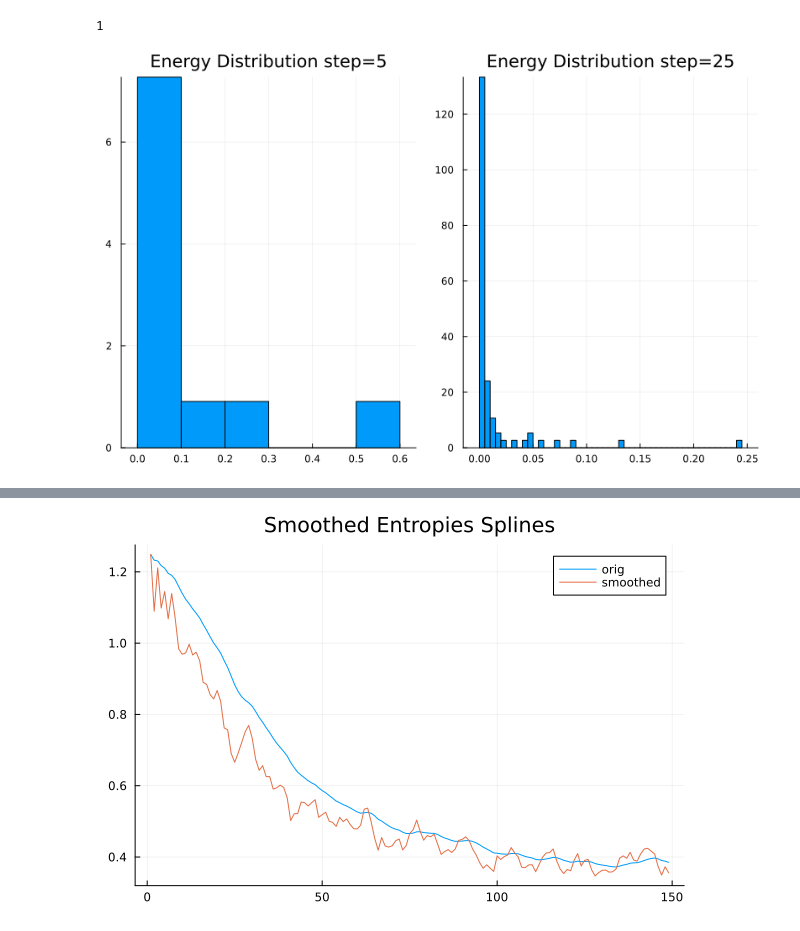
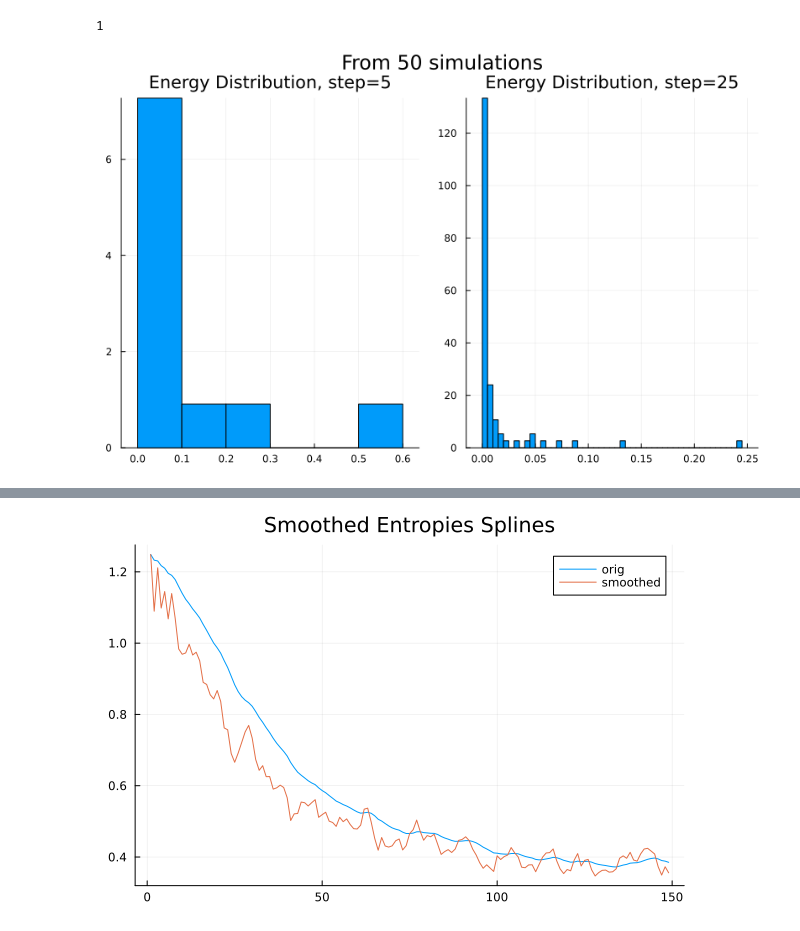
Before and after one commit to mantzaris/FlockingHeat, a Jupyter notebook: nb2.ipynb, the cells around one changed output, grey strips where cells are left out. Saved outputs shown, nothing was run; the diff lists cells and outputs as text; code cells hidden in the pictures.

```diff
--- a/nb2.ipynb
+++ b/nb2.ipynb
@@ -455,9 +455,9 @@ i=2, i=3, i=4, i=5, i=6, i=7, i=8, i=9, i=10, i=11, i=12, i=13, i=14, i=15, i=16
 # %%
 h1 = histogram( map(x->x[2],average_e_p_array[2]), legend=false, title="Energy Distribution, step=5",
                 normalize=true)
 h2 = histogram( map(x->x[2],average_e_p_array[40]), legend=false, title="Energy Distribution, step=25",
                 normalize=true)
-p = Plots.plot(h1, h2, size=(800,500))
+p = Plots.plot(h1, h2, size=(800,500), plot_title="From $num_simulations simulations", titlefontsize=14)
 # %% [output]
-[figure, old version]
+[figure, new version]
 # %%
```
Also changed, not shown: parts of 13 cells of this notebook, 10 other files.
